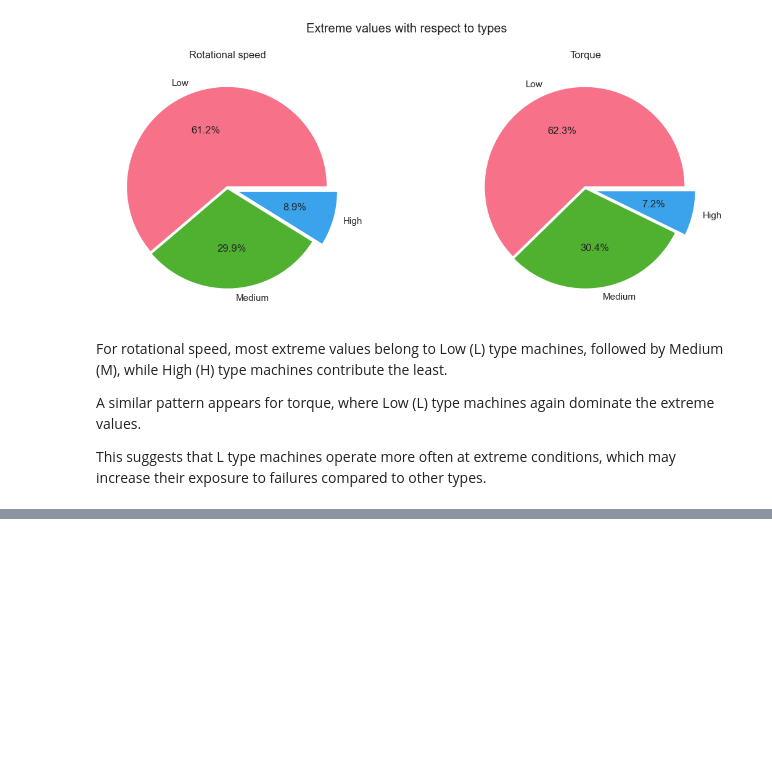
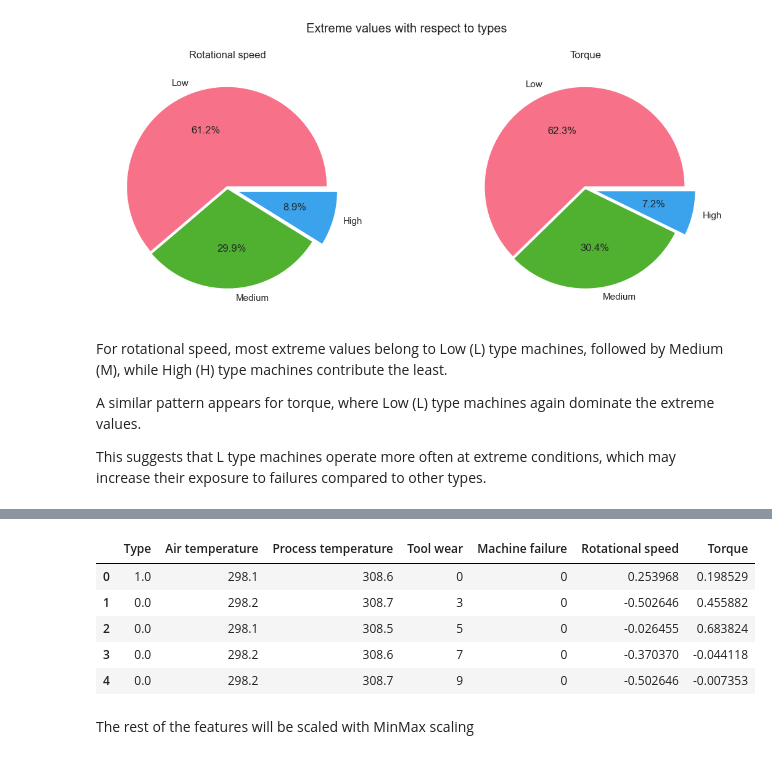
Before and after one commit to nayana-sisil/predictive-maintenance-ml, a Jupyter notebook: Predictive_maintaince.ipynb, the cells around one changed output, grey strips where cells are left out. Saved outputs shown, nothing was run; the diff lists cells and outputs as text; code cells hidden in the pictures; blank space fills up the shorter version.

```diff
--- a/Predictive_maintaince.ipynb
+++ b/Predictive_maintaince.ipynb
@@ -486,0 +516,41 @@ This suggests that L type machines operate more often at extreme conditions, whi
+# %%
+#just accdeintly dropped the data. load again
+
+df = raw_data.copy()
+df.drop(['UDI','Product ID','TWF','HDF','PWF','OSF','RNF'], axis=1, inplace=True)
+df.rename(mapper={'Air temperature [K]':'Air temperature',
+                  'Process temperature [K]':'Process temperature',
+                   'Rotational speed [rpm]':'Rotational speed',
+                   'Torque [Nm]':'Torque',
+                   'Tool wear [min]':'Tool wear'} , axis=1, inplace=True)
+
+sizes = [['L','M','H']]
+
+enc = OrdinalEncoder(categories=sizes)
+
+type_encoded =  enc.fit_transform(df[['Type']])
+
+df['Type'] = type_encoded
+# %%
+transformer = RobustScaler()
+
+columns =  ['Rotational speed','Torque']
+
+scaled = transformer.fit_transform(df[columns])
+
+scaled_df = pd.DataFrame(scaled, columns=coloumns)
+
+df.drop(columns, axis=1, inplace=True)
+
+df = pd.concat([df,scaled_df], axis=1)
+# %%
+df.head()
+# %% [output]
+|  | Type | Air temperature | Process temperature | Tool wear | Machine failure | Rotational speed | Torque |
+| 0 | 1.0 | 298.1 | 308.6 | 0 | 0 | 0.253968 | 0.198529 |
+| 1 | 0.0 | 298.2 | 308.7 | 3 | 0 | -0.502646 | 0.455882 |
+| 2 | 0.0 | 298.1 | 308.5 | 5 | 0 | -0.026455 | 0.683824 |
+| 3 | 0.0 | 298.2 | 308.6 | 7 | 0 | -0.370370 | -0.044118 |
+| 4 | 0.0 | 298.2 | 308.7 | 9 | 0 | -0.502646 | -0.007353 |
+# %% [markdown]
+The rest of the features will be scaled with MinMax scaling
```
Also changed, not shown: parts of 10 cells of this notebook.
